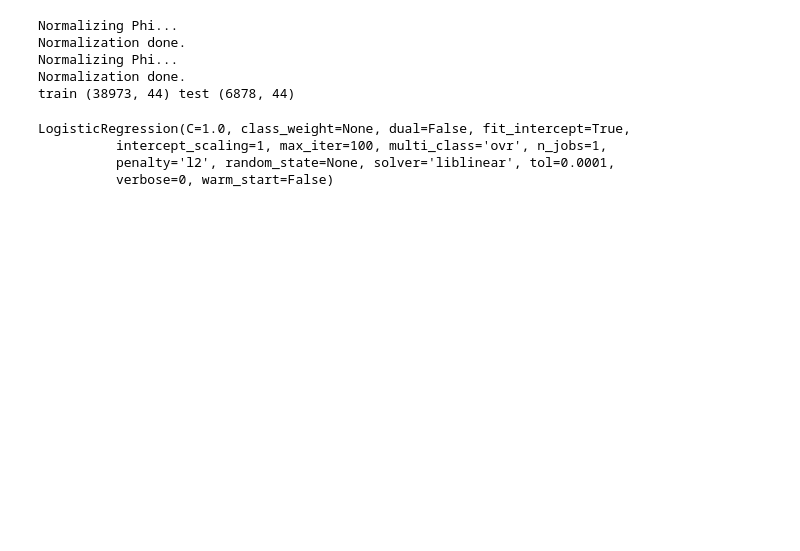
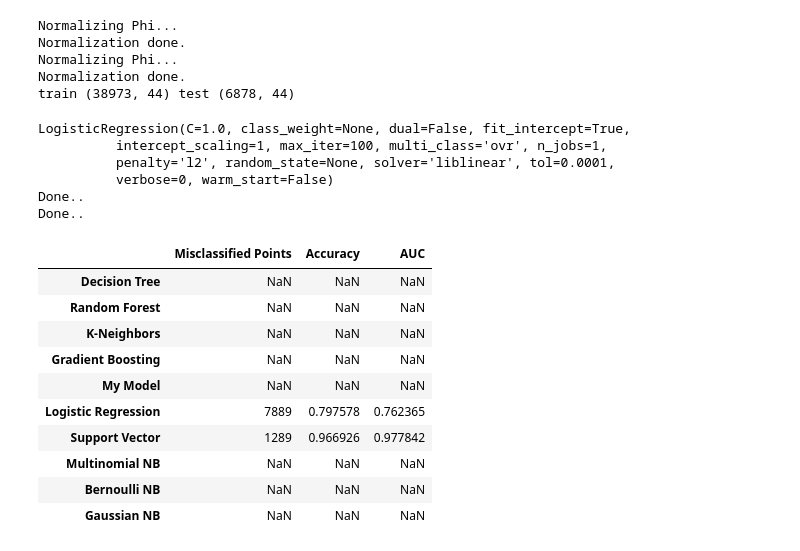
Before and after one commit to SeeTheC/Machine-Learning, a Jupyter notebook: Assignment_2/train_standard.ipynb, the cells around one changed output. Cells and saved outputs as stored; diff of their text form; code cells hidden in the pictures; blank space fills up the shorter version.

```diff
--- a/Assignment_2/train_standard.ipynb
+++ b/Assignment_2/train_standard.ipynb
@@ -158,44 +167,60 @@ Normalizing Phi...
 Normalization done.
 train (38973, 44) test (6878, 44)
 # %%
-from sklearn.metrics import roc_auc_score
-from sklearn.linear_model import LogisticRegression
-from sklearn.naive_bayes import GaussianNB, MultinomialNB, BernoulliNB
-from sklearn.tree import DecisionTreeClassifier
-from sklearn.svm import SVC
-from sklearn.neighbors import KNeighborsClassifier
-from sklearn.ensemble import RandomForestClassifier, GradientBoostingClassifier
-
 td=dummy_trained_data;
 X = td;
 y = np.ravel(trained_y)
 
 index = ["Decision Tree", "Random Forest", "K-Neighbors", "Gradient Boosting", "My Model",
          "Logistic Regression", "Support Vector", "Multinomial NB", "Bernoulli NB", "Gaussian NB"]
 
 columns = ["Misclassified Points", "Accuracy", "AUC"]
 modelComparision = pandas.DataFrame(index=index, columns=columns)
 
 dtc = 0, DecisionTreeClassifier()
 rfc = 1, RandomForestClassifier()
 knn = 2, KNeighborsClassifier()
 gbc = 3, GradientBoostingClassifier()
-lgr = 5, LogisticRegression()
+lgr = 5, LogisticRegression(penalty='l2',max_iter=100)
 svc = 6, SVC()
 mnb = 7, MultinomialNB()
 bnb = 8, BernoulliNB()
 gnb = 9, GaussianNB()
 print(lgr[1]);
-for i in lgr,svc:
-    y_pred = i[1].fit(X, y).predict(X)
-    misclassifedPoints = (y_pred != y).sum()
-    accuracy = (len(td.index) - misclassifedPoints) / len(td.index)
-    AUC = roc_auc_score(y_pred, y)
-    modelComparision.ix[i[0]] = [misclassifedPoints, accuracy, AUC]
+
+classfier=lgr;
+y_pred = classfier[1].fit(X, y).predict(X)
+misclassifedPoints = (y_pred != y).sum()
+accuracy = (len(td.index) - misclassifedPoints) / len(td.index)
+AUC = roc_auc_score(y_pred, y)
+modelComparision.ix[classfier[0]] = [misclassifedPoints, accuracy, AUC]
+print("Done..");
+
+
+classfier=svc;
+y_pred = classfier[1].fit(X, y).predict(X)
+misclassifedPoints = (y_pred != y).sum()
+accuracy = (len(td.index) - misclassifedPoints) / len(td.index)
+AUC = roc_auc_score(y_pred, y)
+modelComparision.ix[classfier[0]] = [misclassifedPoints, accuracy, AUC]
+print("Done..")
 
 modelComparision
 # %% [output]
 LogisticRegression(C=1.0, class_weight=None, dual=False, fit_intercept=True,
           intercept_scaling=1, max_iter=100, multi_class='ovr', n_jobs=1,
           penalty='l2', random_state=None, solver='liblinear', tol=0.0001,
           verbose=0, warm_start=False)
+Done..
+Done..
+|  | Misclassified Points | Accuracy | AUC |
+| Decision Tree | NaN | NaN | NaN |
+| Random Forest | NaN | NaN | NaN |
+| K-Neighbors | NaN | NaN | NaN |
+| Gradient Boosting | NaN | NaN | NaN |
+| My Model | NaN | NaN | NaN |
+| Logistic Regression | 7889 | 0.797578 | 0.762365 |
+| Support Vector | 1289 | 0.966926 | 0.977842 |
+| Multinomial NB | NaN | NaN | NaN |
+| Bernoulli NB | NaN | NaN | NaN |
+| Gaussian NB | NaN | NaN | NaN |
```
Also changed, not shown: parts of 3 cells of this notebook, 5 other files.
